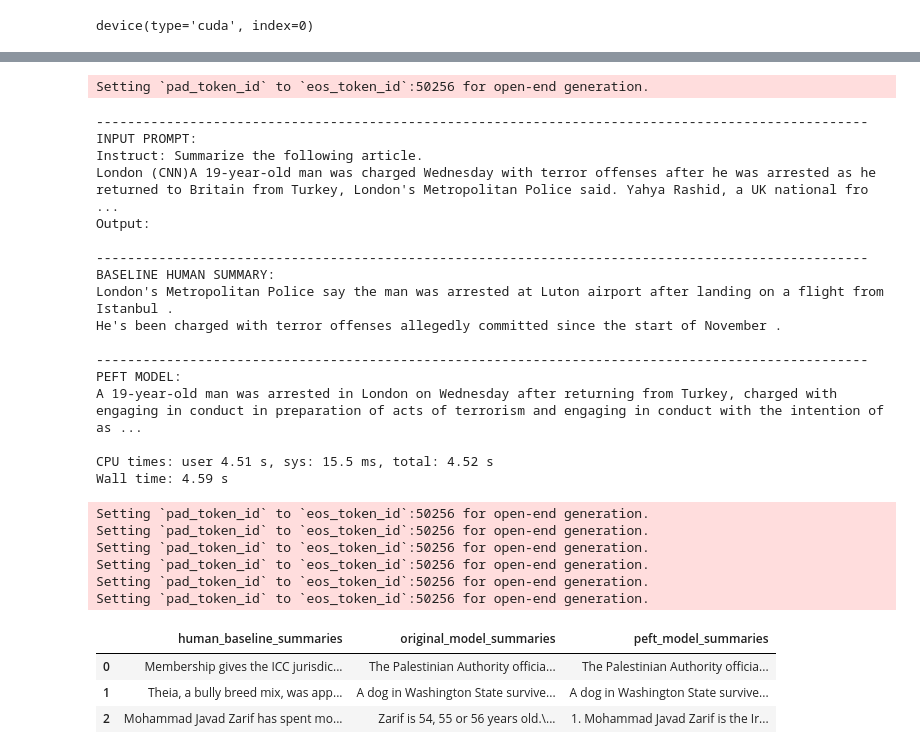
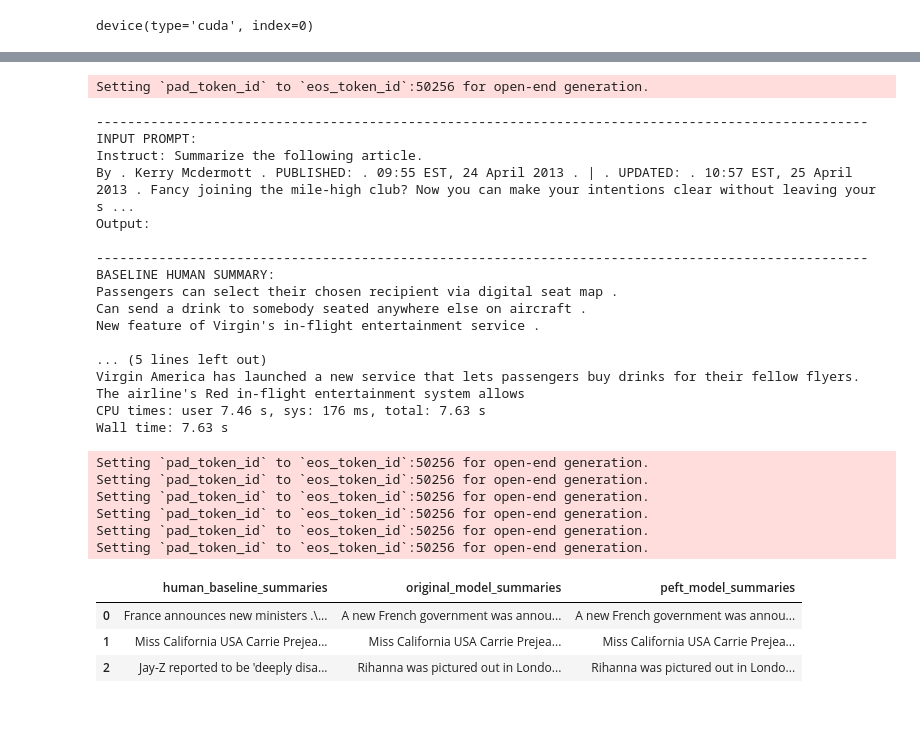
Before and after one commit to madnanrizqu/cs681-final, a Jupyter notebook: summarization/main.ipynb, the cells around one changed output, grey strips where cells are left out. Saved outputs shown, nothing was run; the diff lists cells and outputs as text; code cells hidden in the pictures; blank space fills up the shorter version.

```diff
--- a/summarization/main.ipynb
+++ b/summarization/main.ipynb
@@ -203,0 +236,25 @@ def preprocess_batch(batch, tokenizer, max_length):
+# %%
+from datasets import concatenate_datasets
+import numpy as np
+
+# Concatenate all splits into a single dataset
+all_data = concatenate_datasets([
+    dataset['train'],
+    dataset['validation'],
+    dataset['test']
+])
+
+# Shuffle the combined dataset
+shuffled_indices = np.random.permutation(len(all_data))
+all_data = all_data.select(shuffled_indices)
+
+# Create new splits
+new_train_dataset = all_data.select(range(0, new_train_size))
+new_val_dataset = all_data.select(range(new_train_size, new_train_size + new_val_size))
+new_dev_dataset = all_data.select(range(new_train_size + new_val_size, new_train_size + new_val_size + new_dev_size))
+new_test_dataset = all_data.select(range(new_train_size + new_val_size + new_dev_size, new_train_size + new_val_size + new_dev_size + new_test_size))
+
+print(f"New train dataset size: {len(new_train_dataset)}")
+print(f"New validation dataset size: {len(new_val_dataset)}")
+print(f"New dev dataset size: {len(new_dev_dataset)}")
+print(f"New test dataset size: {len(new_test_dataset)}")
@@ -406,17 +511,18 @@ GPU memory occupied: 3927 MB.
 # %%
 %%time
 from transformers import set_seed
+seed = 42
 set_seed(seed)
 
-index = 10
-article = dataset['test'][index]['article']
-summary = dataset['test'][index]['highlights']
+index = 11
+
+article = new_test_dataset[index]['article']
+summary = new_test_dataset[index]['highlights']
 
 prompt = f"Instruct: Summarize the following article.\n{article}\nOutput:\n"
 
 peft_model_res = gen(peft_model, prompt, 100,)
 peft_model_output = peft_model_res[0].split('Output:\n')[1]
-prefix, success, result = peft_model_output.partition('#End')
 
 dash_line = '-'.join('' for x in range(100))
 print(dash_line)
@@ -424,64 +530,64 @@ print(f'INPUT PROMPT:\n{prompt}')
 print(dash_line)
 print(f'BASELINE HUMAN SUMMARY:\n{summary}\n')
 print(dash_line)
-print(f'PEFT MODEL:\n{prefix}')
+print(f'PEFT MODEL:\n{peft_model_output}')
 # %% [output]
 Setting `pad_token_id` to `eos_token_id`:50256 for open-end generation.
 ---------------------------------------------------------------------------------------------------
 INPUT PROMPT:
 Instruct: Summarize the following article.
-London (CNN)A 19-year-old man was charged Wednesday with terror offenses after he was arrested as he returned to Britain from Turkey, London's Metropolitan Police said. Yahya Rashid, a UK national fro ...
+By . Kerry Mcdermott . PUBLISHED: . 09:55 EST, 24 April 2013 . | . UPDATED: . 10:57 EST, 25 April 2013 . Fancy joining the mile-high club? Now you can make your intentions clear without leaving your s ...
 Output:
 
 ---------------------------------------------------------------------------------------------------
 BASELINE HUMAN SUMMARY:
-London's Metropolitan Police say the man was arrested at Luton airport after landing on a flight from Istanbul .
-He's been charged with terror offenses allegedly committed since the start of November .
+Passengers can select their chosen recipient via digital seat map .
+Can send a drink to somebody seated anywhere else on aircraft .
+New feature of Virgin's in-flight entertainment service .
 
----------------------------------------------------------------------------------------------------
-PEFT MODEL:
-A 19-year-old man was arrested in London on Wednesday after returning from Turkey, charged with engaging in conduct in preparation of acts of terrorism and engaging in conduct with the intention of as ...
-
-CPU times: user 4.51 s, sys: 15.5 ms, total: 4.52 s
-Wall time: 4.59 s
+... (5 lines left out)
+Virgin America has launched a new service that lets passengers buy drinks for their fellow flyers.
+The airline's Red in-flight entertainment system allows
+CPU times: user 7.46 s, sys: 176 ms, total: 7.63 s
+Wall time: 7.63 s
 # %%
 import pandas as pd
 
-articles = dataset['test'][0:3]['article']
-human_baseline_summaries = dataset['test'][0:3]['highlights']
+articles = new_test_dataset[15:18]['article']
+human_baseline_summaries = new_test_dataset[15:18]['highlights']
 
 original_model_summaries = []
 peft_model_summaries = []
 
 for idx, article in enumerate(articles):
     human_baseline_text_output = human_baseline_summaries[idx]
     prompt = f"Instruct: Summarize the following article.\n{article}\nOutput:\n"
 
     original_model_res = gen(original_model, prompt, 100,)
     original_model_text_output = original_model_res[0].split('Output:\n')[1]
 
     peft_model_res = gen(peft_model, prompt, 100,)
     peft_model_output = peft_model_res[0].split('Output:\n')[1]
     peft_model_text_output, success, result = peft_model_output.partition('#End')
 
     original_model_summaries.append(original_model_text_output)
     peft_model_summaries.append(peft_model_text_output)
 
 zipped_summaries = list(zip(human_baseline_summaries, original_model_summaries, peft_model_summaries))
 
 df = pd.DataFrame(zipped_summaries, columns = ['human_baseline_summaries', 'original_model_summaries', 'peft_model_summaries'])
 df
 # %% [output]
 Setting `pad_token_id` to `eos_token_id`:50256 for open-end generation.
 Setting `pad_token_id` to `eos_token_id`:50256 for open-end generation.
 Setting `pad_token_id` to `eos_token_id`:50256 for open-end generation.
 Setting `pad_token_id` to `eos_token_id`:50256 for open-end generation.
 Setting `pad_token_id` to `eos_token_id`:50256 for open-end generation.
 Setting `pad_token_id` to `eos_token_id`:50256 for open-end generation.
 |  | human_baseline_summaries | original_model_summaries | peft_model_summaries |
-| 0 | Membership gives the ICC jurisdic... | The Palestinian Authority officia... | The Palestinian Authority officia... |
-| 1 | Theia, a bully breed mix, was app... | A dog in Washington State survive... | A dog in Washington State survive... |
-| 2 | Mohammad Javad Zarif has spent mo... | Zarif is 54, 55 or 56 years old.\... | 1. Mohammad Javad Zarif is the Ir... |
+| 0 | France announces new ministers .\... | A new French government was annou... | A new French government was annou... |
+| 1 | Miss California USA Carrie Prejea... | Miss California USA Carrie Prejea... | Miss California USA Carrie Prejea... |
+| 2 | Jay-Z reported to be 'deeply disa... | Rihanna was pictured out in Londo... | Rihanna was pictured out in Londo... |
 # %%
 import evaluate
 
```
Also changed, not shown: parts of 20 cells of this notebook.
